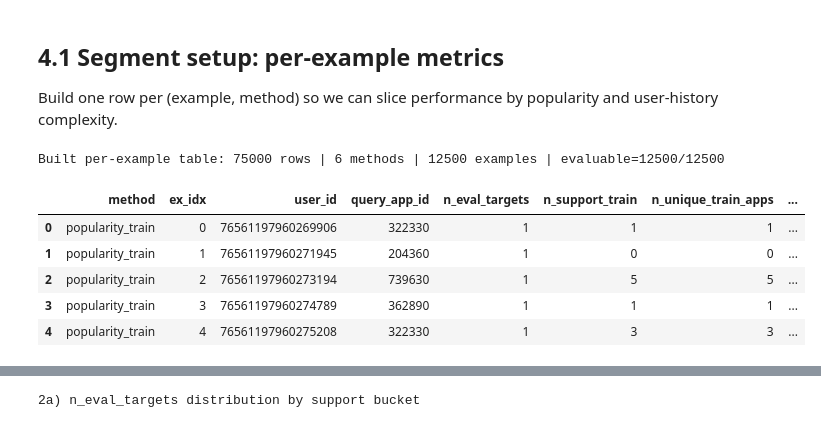
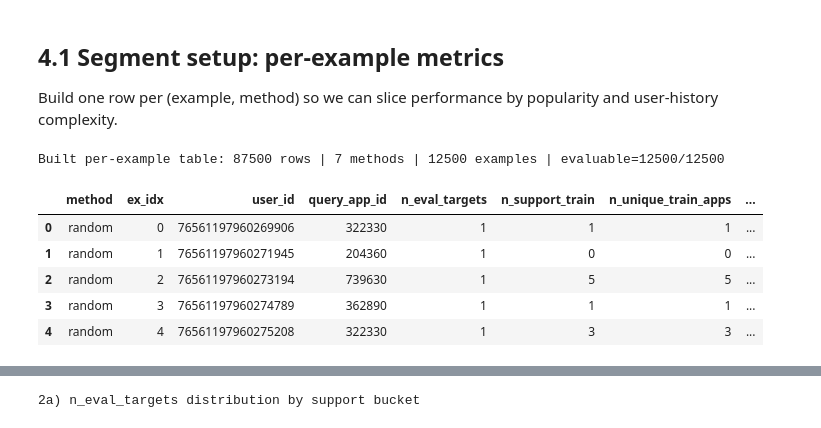
Before and after one commit to rreuther8/steam-review-ml, a Jupyter notebook: notebooks/models/query_embeddings/recs_004_eval_proxy_same_user_task_a.ipynb, the cells around one changed output, grey strips where cells are left out. Saved outputs shown, nothing was run; the diff lists cells and outputs as text; code cells hidden in the pictures.

```diff
--- a/notebooks/models/query_embeddings/recs_004_eval_proxy_same_user_task_a.ipynb
+++ b/notebooks/models/query_embeddings/recs_004_eval_proxy_same_user_task_a.ipynb
@@ -1178,6 +1178,15 @@ K_METRIC = 10
 
 def score_popularity_train(ex: dict) -> np.ndarray:
     s = pop_row.copy()
+    if should_mask_query_app():
+        row = app_to_row.get(int(ex["query_app_id"]))
+        if row is not None:
+            s[row] = -np.inf
+    return s
+
+
+def score_random(ex: dict) -> np.ndarray:
+    s = rng.random(n_games).astype(np.float32)
     if should_mask_query_app():
         row = app_to_row.get(int(ex["query_app_id"]))
         if row is not None:
@@ -1206,6 +1215,7 @@ def score_cluster_max_k3_train(ex: dict) -> np.ndarray:
 
 
 METHOD_SCORE_FNS = {
+    "random": score_random,
     "popularity_train": score_popularity_train,
     "raw": score_raw,
     "structured": score_structured,
@@ -1248,39 +1258,39 @@ def per_example_metrics(method_name: str, score_fn, k: int = K_METRIC) -> pd.Dat
 
 
 n_examples_total = len(examples)
 n_examples_evaluable = sum(1 for ex in examples if ex.get("positives"))
 
 if n_examples_evaluable == 0:
     raise RuntimeError(
         "No evaluable examples (n_eval_targets>0). Current cohort has no positives, "
         "so ranking metrics are undefined."
     )
 
 df_ex_metrics = pd.concat(
     [per_example_metrics(name, fn, K_METRIC) for name, fn in METHOD_SCORE_FNS.items()],
     ignore_index=True,
 )
 
 print(
     "Built per-example table:",
     len(df_ex_metrics),
     "rows |",
     df_ex_metrics["method"].nunique(),
     "methods |",
     df_ex_metrics["ex_idx"].nunique(),
     "examples |",
     f"evaluable={n_examples_evaluable}/{n_examples_total}",
 )
 
 display(df_ex_metrics.head())
 # %% [output]
-Built per-example table: 75000 rows | 6 methods | 12500 examples | evaluable=12500/12500
+Built per-example table: 87500 rows | 7 methods | 12500 examples | evaluable=12500/12500
 |  | method | ex_idx | user_id | query_app_id | n_eval_targets | n_support_train | n_unique_train_apps | ... |
-| 0 | popularity_train | 0 | 76561197960269906 | 322330 | 1 | 1 | 1 | ... |
-| 1 | popularity_train | 1 | 76561197960271945 | 204360 | 1 | 0 | 0 | ... |
-| 2 | popularity_train | 2 | 76561197960273194 | 739630 | 1 | 5 | 5 | ... |
-| 3 | popularity_train | 3 | 76561197960274789 | 362890 | 1 | 1 | 1 | ... |
-| 4 | popularity_train | 4 | 76561197960275208 | 322330 | 1 | 3 | 3 | ... |
+| 0 | random | 0 | 76561197960269906 | 322330 | 1 | 1 | 1 | ... |
+| 1 | random | 1 | 76561197960271945 | 204360 | 1 | 0 | 0 | ... |
+| 2 | random | 2 | 76561197960273194 | 739630 | 1 | 5 | 5 | ... |
+| 3 | random | 3 | 76561197960274789 | 362890 | 1 | 1 | 1 | ... |
+| 4 | random | 4 | 76561197960275208 | 322330 | 1 | 3 | 3 | ... |
 # %%
 # Plotting the average Hit@K=10, NDCG@K=10, and MRR per method and by n_support_train bucket
 
```
Also changed, not shown: parts of 10 cells of this notebook, 18 other files.
